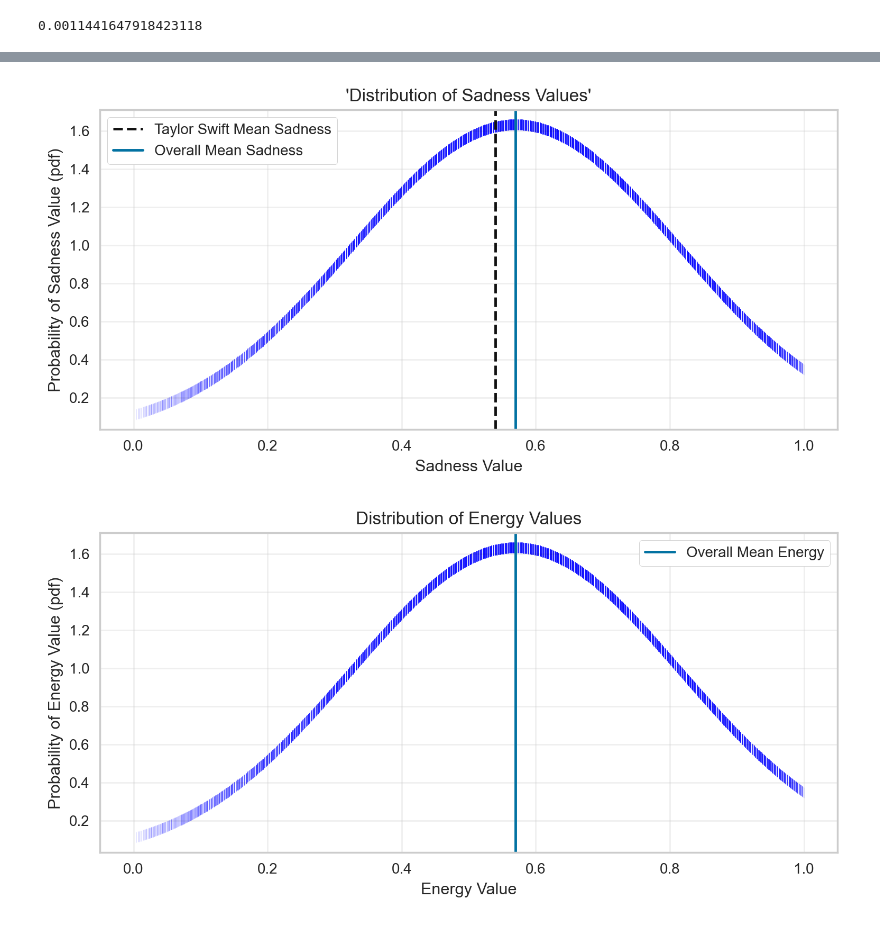
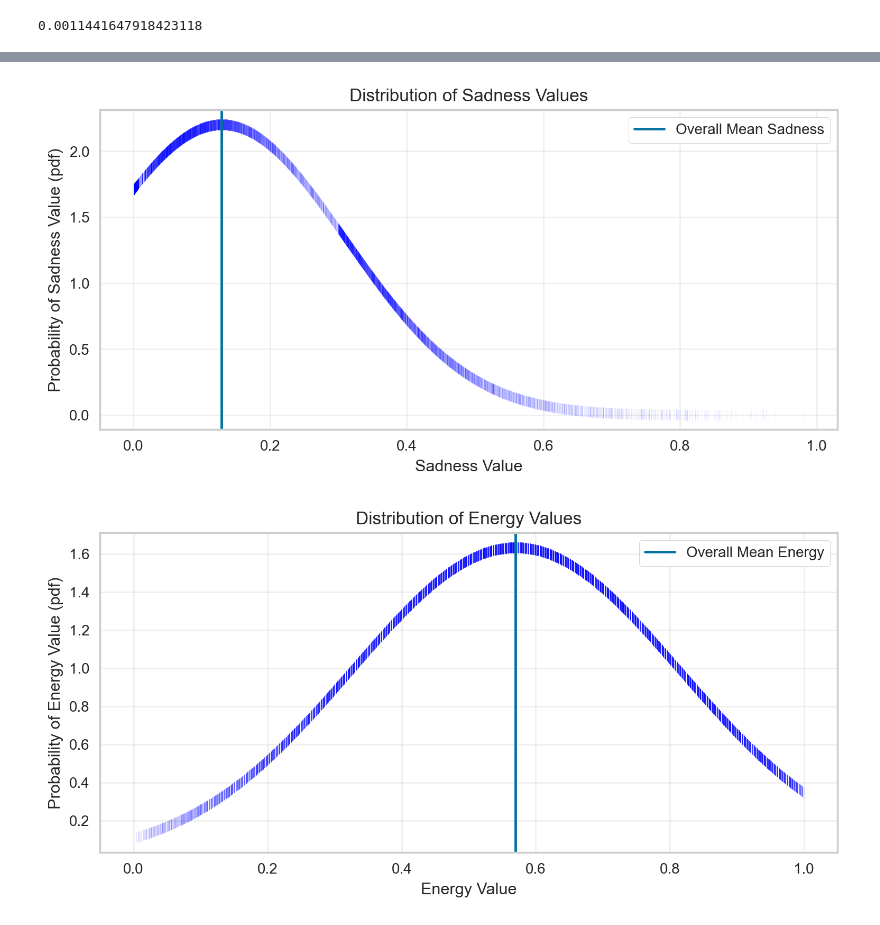
Before and after one commit to meyerpedro/Music_For_Creators-Recommender, a Jupyter notebook: notebook/Capstone 3.ipynb, the cells around one changed output, grey strips where cells are left out. Saved outputs shown, nothing was run; the diff lists cells and outputs as text; code cells hidden in the pictures.

Commit message:
plot titles fixed. Audio file added

```diff
--- a/notebook/Capstone 3.ipynb
+++ b/notebook/Capstone 3.ipynb
@@ -795,37 +767,37 @@ x = final_df.sadness.values
 
 normal = stats.norm(x.mean(), x.std())
 # %%
-    x = final_df.energy.values
+    x = final_df.sadness.values
     normal = stats.norm(x.mean(), x.std())
-    x2 = ly.loc[ly['artist_name']=='john mayer'].energy.values
+    x2 = ly.loc[ly['artist_name']=='taylor swift'].sadness.values
     x3 = ly.loc[ly['artist_name']=='iron maiden'].sadness.values
 
 
     fig, ax = plt.subplots(figsize=(9, 4), dpi=200)
 
     ax.scatter(x, normal.pdf(x), linewidth=0.2, marker='|',color='blue', alpha=0.1000)
 
     # ax.set_ylim(0.5, 2.5)
     # ax.set_xlim(0, 0.4)
 
     ax.set_xlabel('Sadness Value')
     ax.set_ylabel('Probability of Sadness Value (pdf)')
 
-    ax.set_title("'Distribution of Sadness Values'")
+    ax.set_title("Distribution of Sadness Values")
 
     ax.grid(alpha=0.3)
 
     # ax.set_yticks([])
-    ax.axvline(x2.mean(), color='k', linestyle='--', label='Taylor Swift Mean Sadness')
-    # ax.axvline(x3.mean(), color='r', linestyle='--', label=' Iron Maiden Mean Sadness')
+#     ax.axvline(x2.mean(), color='k', linestyle='--', label='Taylor Swift Mean Sadness')
+#     ax.axvline(x3.mean(), color='r', linestyle='--', label=' Iron Maiden Mean Sadness')
     ax.axvline(x.mean(), color='b', linestyle='-', label='Overall Mean Sadness')
     ax.legend(frameon=True, facecolor='white', framealpha=1)
 
 
-# plt.savefig('../images/sadnessdistributionoverall.png')
+plt.savefig('../images/sadnessdistribution.png')
 plt.show()
 # %% [output]
-[figure, old version]
+[figure, new version]
 # %%
 def feature_distribution(df, feature_name):
     '''
```
Also changed, not shown: parts of 5 cells of this notebook, 5 other files.
